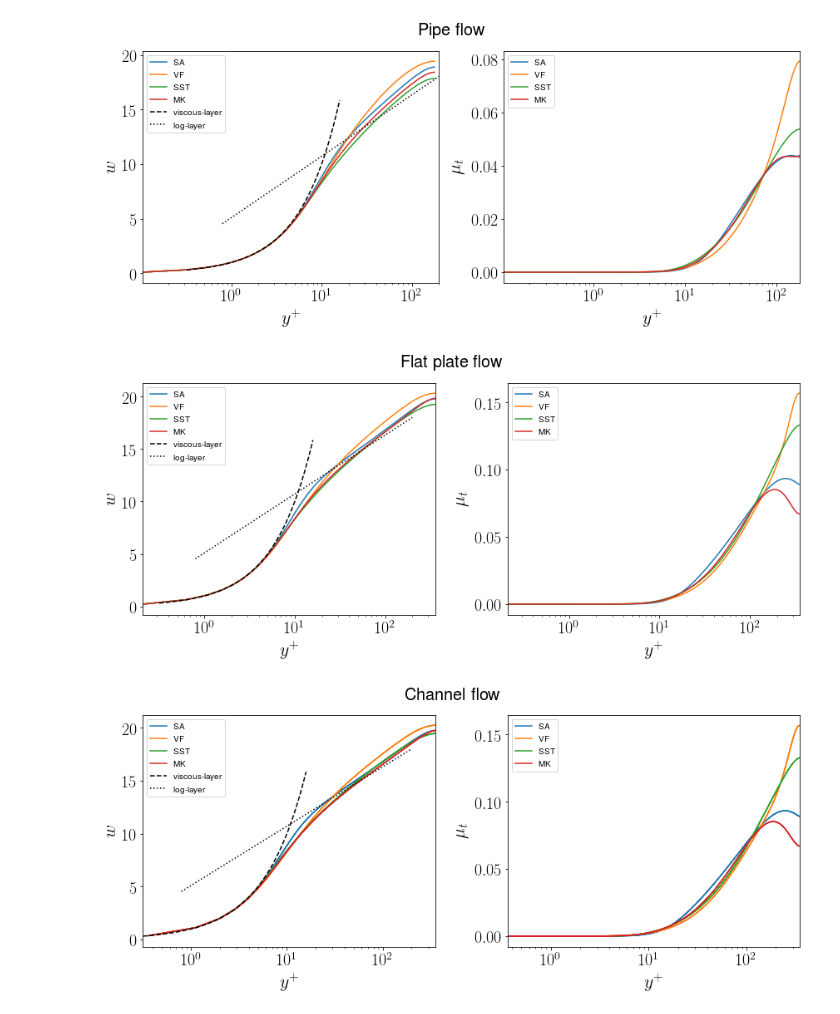
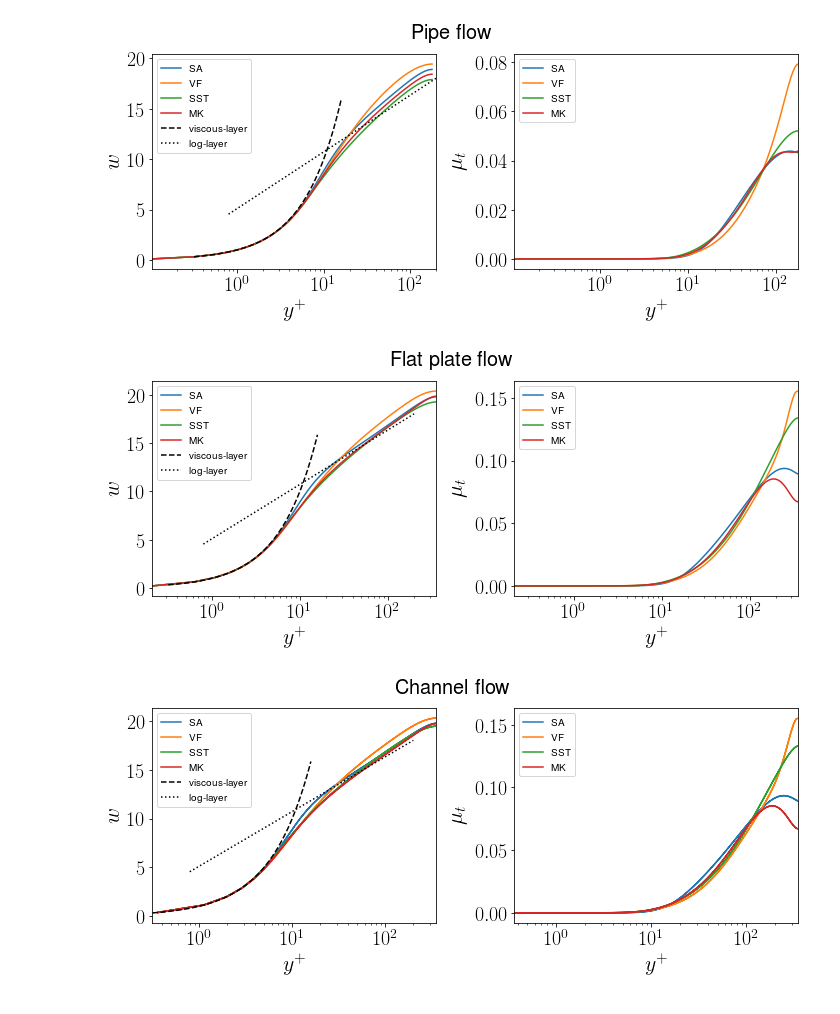
Before and after one commit to Fluid-Dynamics-Of-Energy-Systems-Team/RANS_pipe, a Jupyter notebook: notebooks/Validation.ipynb, the cells around one changed output. Cells and saved outputs as stored; diff of their text form; code cells hidden in the pictures.

```diff
--- a/notebooks/Validation.ipynb
+++ b/notebooks/Validation.ipynb
@@ -30,13 +26,14 @@ kappa = 0.41
 w2 = (1/kappa)*np.log(y2) +5.1
 df_log = pd.DataFrame(np.array([y2,w2]).T, columns=['yp','w'])
 # %%
-fig,(ax1,ax2) =plt.subplots(1,2, figsize=(12,5.5))
+dfs_pipe = [ pd.read_fwf(os.path.join(pipe_res,'Inflow_'+t+'_00360.csv')) for t in turbmodels]
+
+fig,(ax1,ax2) =plt.subplots(1,2, figsize=(10,4.5))
 for i,df in enumerate(dfs_pipe):
     df.plot('yp','w',ax=ax1, label=turbmodels[i])
     df.plot('yp','mut',ax=ax2, label=turbmodels[i])
 df_vis.plot('yp','w',ax=ax1,linestyle='--',color='k',label='viscous-layer')
 df_log.plot('yp','w',ax=ax1,linestyle=':' ,color='k',label='log-layer')
-
 
 ax1.set_xlabel("$\displaystyle y^+$",  fontsize=22)
 ax1.set_ylabel("$\displaystyle w$",  fontsize=22)
@@ -46,16 +43,20 @@ ax2.set_xlabel("$\displaystyle y^+$",  fontsize=22)
 ax2.set_ylabel("$\displaystyle \mu_t$",fontsize=22)
 ax2.tick_params(labelsize=20)
 ax2.set_xscale("log")
+
 fig.tight_layout(rect=[0.,0.,1.0, 0.9]),
 fig.suptitle('Pipe flow', y=0.95, fontsize=20)
 fig.savefig("pipe.png")
 # %% [output]
-[figure, old version]
+[figure, new version]
 # %%
-fig,(ax1,ax2) =plt.subplots(1,2, figsize=(12,5.5))
+dfs_bl   = [ pd.read_fwf(os.path.join(bl_res  ,'Inflow_'+t+'_00360.csv')) for t in turbmodels]
+
+fig,(ax1,ax2) =plt.subplots(1,2, figsize=(10,4.5))
 for i,df in enumerate(dfs_bl):
     df.plot('yp','w',ax=ax1, label=turbmodels[i])
     df.plot('yp','mut',ax=ax2, label=turbmodels[i])
+
 df_vis.plot('yp','w',ax=ax1,linestyle='--',color='k',label='viscous-layer')
 df_log.plot('yp','w',ax=ax1,linestyle=':' ,color='k',label='log-layer')
 ax1.set_xlabel("$\displaystyle y^+$",  fontsize=22)
@@ -70,24 +71,26 @@ fig.tight_layout(rect=[0.,0.,1.0, 0.9]),
 fig.suptitle('Flat plate flow', y=0.95, fontsize=20)
 fig.savefig("bl.png")
 # %% [output]
-[figure, old version]
+[figure, new version]
 # %%
-fig,(ax1,ax2) =plt.subplots(1,2, figsize=(12,5.5))
+dfs_chan = [ pd.read_fwf(os.path.join(chan_res,'Inflow_'+t+'_00360.csv')) for t in turbmodels]
+fig,(ax1,ax2) =plt.subplots(1,2, figsize=(10,4.5))
 for i,df in enumerate(dfs_chan):
     df.plot('yp','w',ax=ax1, label=turbmodels[i])
     df.plot('yp','mut',ax=ax2, label=turbmodels[i])
+
 df_vis.plot('yp','w',ax=ax1,linestyle='--',color='k',label='viscous-layer')
 df_log.plot('yp','w',ax=ax1,linestyle=':' ,color='k',label='log-layer')
 ax1.set_xlabel("$\displaystyle y^+$",  fontsize=22)
 ax1.set_ylabel("$\displaystyle w$",  fontsize=22)
 ax1.tick_params(labelsize=20)
 ax1.set_xscale("log")
 ax2.set_xlabel("$\displaystyle y^+$",  fontsize=22)
 ax2.set_ylabel("$\displaystyle \mu_t$",fontsize=22)
 ax2.tick_params(labelsize=20)
 ax2.set_xscale("log")
 fig.tight_layout(rect=[0.,0.,1.0, 0.9]),
 fig.suptitle('Channel flow', y=0.95, fontsize=20)
 fig.savefig("channel.png")
 # %% [output]
-[figure, old version]
+[figure, new version]
```
Also changed, not shown: parts of 1 cell of this notebook, 28 other files.
